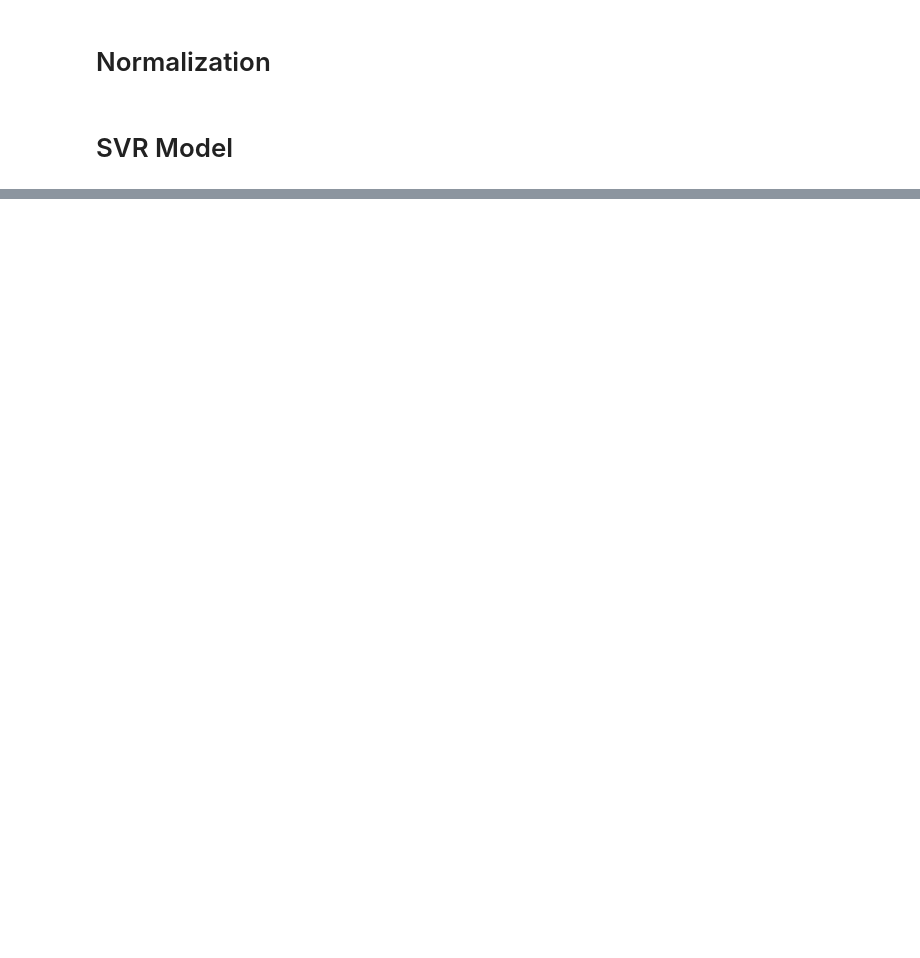
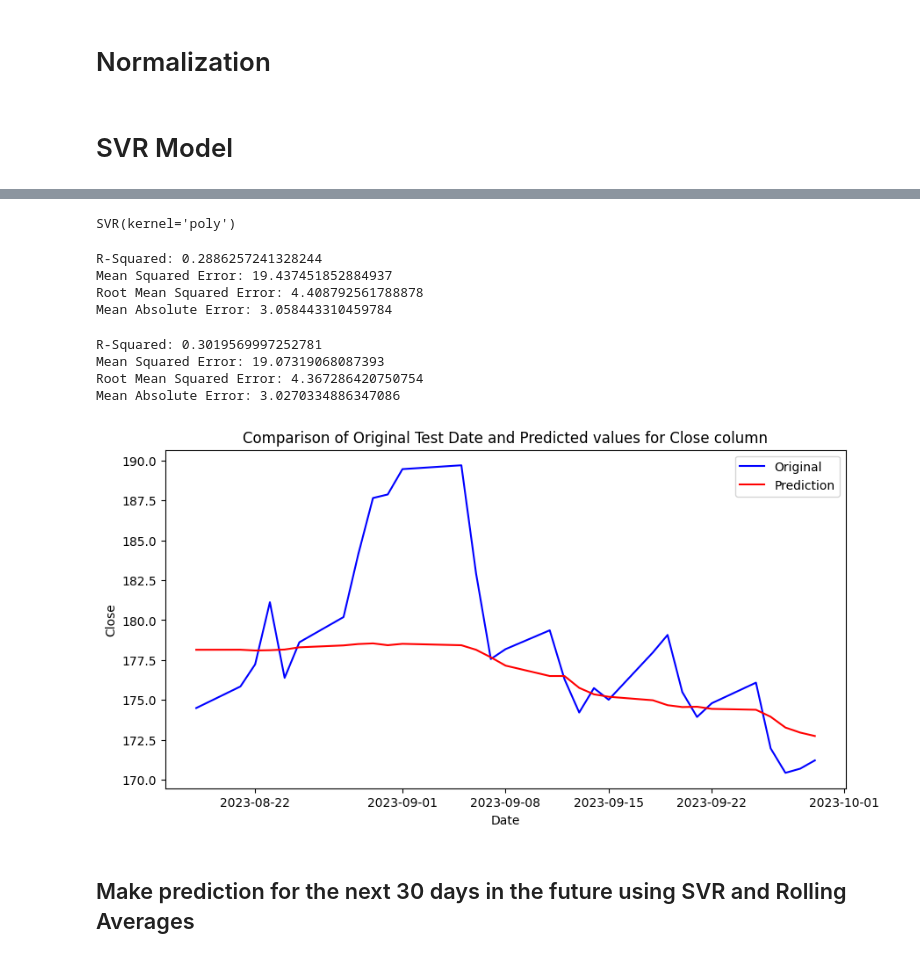
Before and after one commit to AdhamSakr/stockpredictor, a Jupyter notebook: eda/eda.ipynb, the cells around one changed output, grey strips where cells are left out. Drawn from its saved outputs; the diff is of its cells as text; code cells hidden in the pictures; blank space fills up the shorter version.

Commit message:
Changed lagged features and interpolation to rolling averages

```diff
--- a/eda/eda.ipynb
+++ b/eda/eda.ipynb
@@ -670,0 +548,4 @@ plt.show()
+# %%
+df = deepcopy(selected_stock_df)
+feature_columns = df.columns.difference(["Close"])
+target_column = "Close"
@@ -670,0 +563,74 @@ plt.show()
+# %%
+# Create and train the SVR model
+svr_model = SVR(kernel='poly')
+svr_model.fit(X_train_scaled, y_train)
+# %% [output]
+SVR(kernel='poly')
+# %%
+def get_features_for_date(date, window_size=7):
+    # Calculate rolling averages for each feature
+    relevant_data = df[df.index >= (date - pd.DateOffset(days=window_size))]
+    rolling_averages = relevant_data[feature_columns].mean()
+    return rolling_averages.values
+# %%
+# Predicting for the next 30 days
+future_dates = X_test.index
+predicted_values = []
+warnings.filterwarnings("ignore")
+for date in future_dates:
+    future_features = get_features_for_date(date)
+    future_scaled = scaler.transform([future_features])
+    predicted_value = svr_model.predict(future_scaled)
+    predicted_values.append(predicted_value[0])
+
+predictions_df = pd.DataFrame(index=future_dates, data={'Predictions': predicted_values})
+# %%
+# Metrics for Linear Kernel SVR
+r2 = metrics.r2_score(y_test, predictions_df)
+mse = metrics.mean_squared_error(y_test, predictions_df)
+rmse = metrics.mean_squared_error(y_test, predictions_df, squared=False)
+mae = metrics.mean_absolute_error(y_test, predictions_df)
+
+print(f"R-Squared: {r2}")
+print(f"Mean Squared Error: {mse}")
+print(f"Root Mean Squared Error: {rmse}")
+print(f"Mean Absolute Error: {mae}")
+# %% [output]
+R-Squared: 0.2886257241328244
+Mean Squared Error: 19.437451852884937
+Root Mean Squared Error: 4.408792561788878
+Mean Absolute Error: 3.058443310459784
+# %%
+# Metrics for Polynomial Kernel SVR
+r2 = metrics.r2_score(y_test, predictions_df)
+mse = metrics.mean_squared_error(y_test, predictions_df)
+rmse = metrics.mean_squared_error(y_test, predictions_df, squared=False)
+mae = metrics.mean_absolute_error(y_test, predictions_df)
+
+print(f"R-Squared: {r2}")
+print(f"Mean Squared Error: {mse}")
+print(f"Root Mean Squared Error: {rmse}")
+print(f"Mean Absolute Error: {mae}")
+# %% [output]
+R-Squared: 0.3019569997252781
+Mean Squared Error: 19.07319068087393
+Root Mean Squared Error: 4.367286420750754
+Mean Absolute Error: 3.0270334886347086
+# %%
+# Plotting the reverse differenced Close column to plot original data
+plt.figure(figsize=(10, 5))
+plt.plot(y_test.index, y_test, label='Original', color='blue')
+plt.plot(predictions_df.index, predictions_df, label='Prediction', color='red')
+
+# Customize the plot
+plt.title('Comparison of Original Test Date and Predicted values for Close column')
+plt.xlabel('Date')
+plt.ylabel('Close')
+plt.legend()
+
+# Show the plot
+plt.show()
+# %% [output]
+[figure, added]
+# %% [markdown]
+## Make prediction for the next 30 days in the future using SVR and Rolling Averages
```
Also changed, not shown: parts of 40 cells of this notebook.
